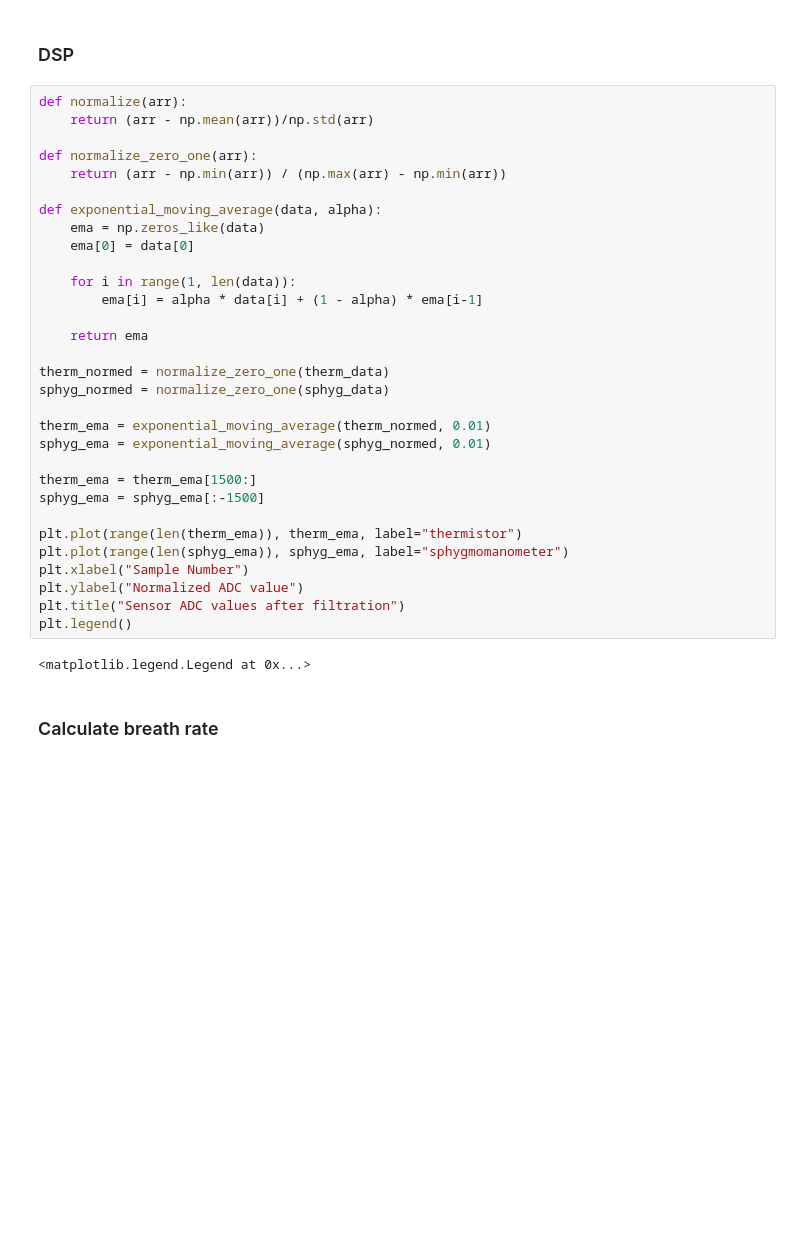
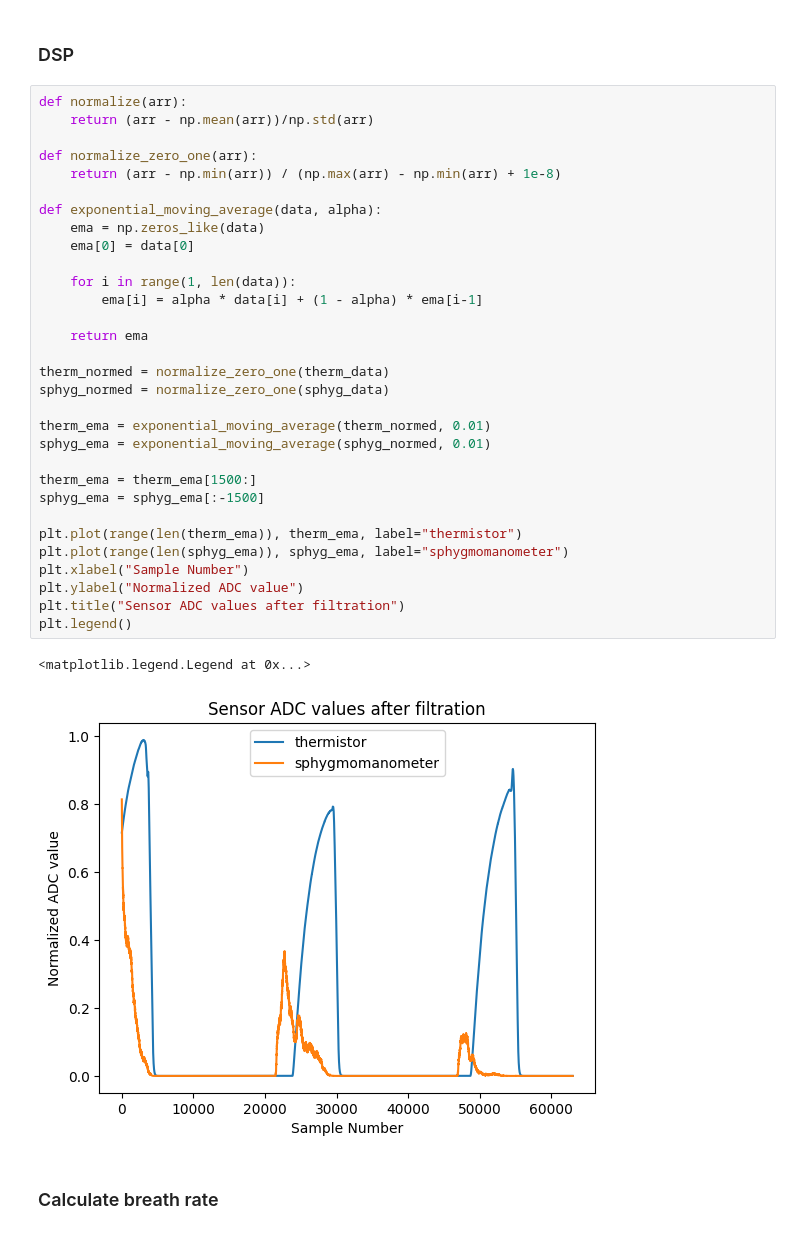
Before and after one commit to amor0094/TRC3500-2025-GroupC1, a Jupyter notebook: Project-3/python_proj3.ipynb, the cells around one changed output. Drawn from its saved outputs; the diff is of its cells as text; blank space fills up the shorter version.

```diff
--- a/Project-3/python_proj3.ipynb
+++ b/Project-3/python_proj3.ipynb
@@ -142,34 +144,35 @@ def normalize(arr):
     return (arr - np.mean(arr))/np.std(arr)
 
 def normalize_zero_one(arr):
-    return (arr - np.min(arr)) / (np.max(arr) - np.min(arr))
+    return (arr - np.min(arr)) / (np.max(arr) - np.min(arr) + 1e-8)
 
 def exponential_moving_average(data, alpha):
     ema = np.zeros_like(data)
     ema[0] = data[0]
 
     for i in range(1, len(data)):
         ema[i] = alpha * data[i] + (1 - alpha) * ema[i-1]
 
     return ema
 
 therm_normed = normalize_zero_one(therm_data)
 sphyg_normed = normalize_zero_one(sphyg_data)
 
 therm_ema = exponential_moving_average(therm_normed, 0.01)
 sphyg_ema = exponential_moving_average(sphyg_normed, 0.01)
 
 therm_ema = therm_ema[1500:]
 sphyg_ema = sphyg_ema[:-1500]
 
 plt.plot(range(len(therm_ema)), therm_ema, label="thermistor")
 plt.plot(range(len(sphyg_ema)), sphyg_ema, label="sphygmomanometer")
 plt.xlabel("Sample Number")
 plt.ylabel("Normalized ADC value")
 plt.title("Sensor ADC values after filtration")
 plt.legend()
 # %% [output]
 <matplotlib.legend.Legend at 0x...>
+[figure, added]
 # %% [markdown]
 ### Calculate breath rate
 # %%
```
Also changed, not shown: parts of 11 cells of this notebook, 4 other files.
